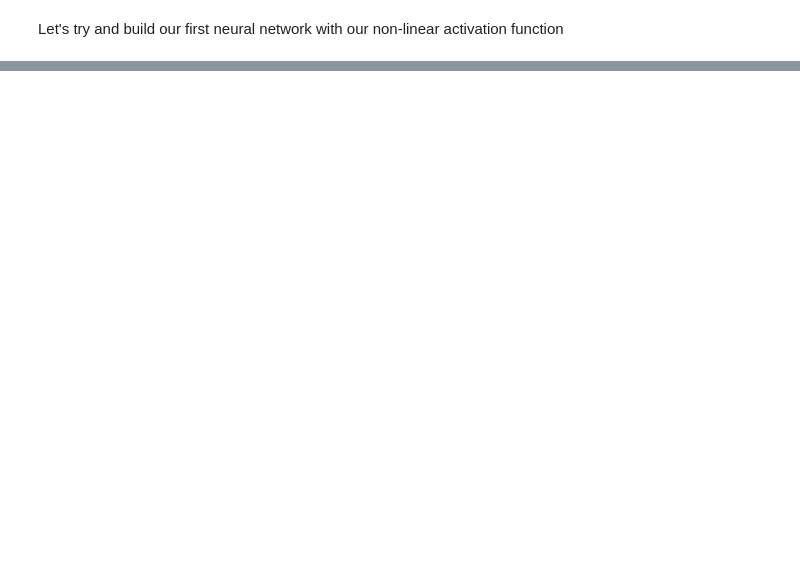
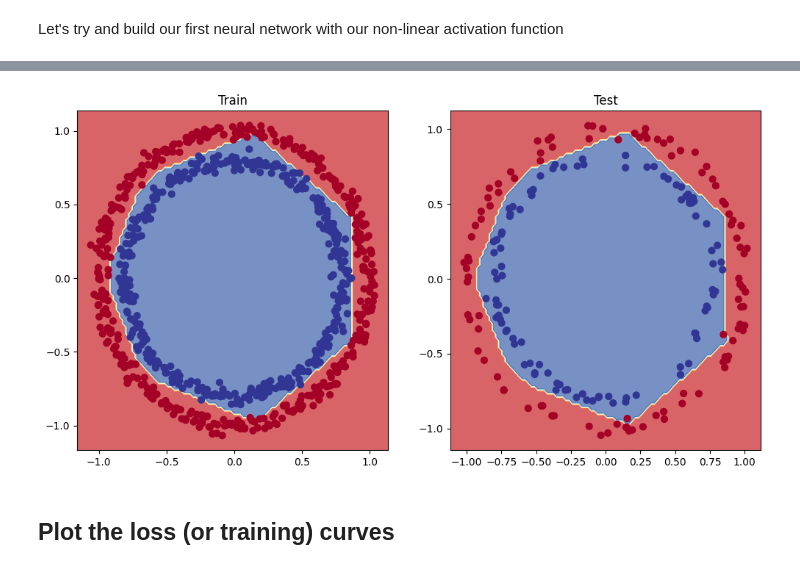
Before and after one commit to LivingstonTardzenyuy/Deep-Learning-with-TensorFlow, a Jupyter notebook: 02_neural_network_classification_in_tensorflow.ipynb, the cells around one changed output, grey strips where cells are left out. Drawn from its saved outputs; the diff is of its cells as text; code cells hidden in the pictures; blank space fills up the shorter version.

```diff
--- a/02_neural_network_classification_in_tensorflow.ipynb
+++ b/02_neural_network_classification_in_tensorflow.ipynb
@@ -390,0 +505,8 @@ Epoch 100/100
+# %%
+# Split our data into train and test sets.
+
+X_train, y_train = X[:800], y[:800]
+
+X_test, y_test = X[800:], y[800:]
+
+X_train.shape, X_test.shape, y_train.shape, y_test.shape
@@ -390,0 +515,21 @@ Epoch 100/100
+# %%
+# Let's create a model to train on the training data and evaluate on the test data.
+
+# Set the random seed
+tf.random.set_seed(42)
+
+model_final = tf.keras.Sequential([
+    tf.keras.layers.Dense(4, activation='relu'),
+    tf.keras.layers.Dense(4, activation='relu'),
+    tf.keras.layers.Dense(1, activation='sigmoid')
+])
+
+# 2. Compile model.
+model_final.compile(
+    loss = tf.keras.losses.binary_crossentropy,
+    optimizer = tf.keras.optimizers.Adam(learning_rate = 0.01),
+    metrics = ['accuracy']
+)
+
+# 3. Fit our model.
+history = model_final.fit(X_train, y_train, epochs=25)
@@ -390,0 +560,10 @@ Epoch 100/100
+# %%
+# Plot our decision boundary for training and test set.
+plt.figure(figsize=(12, 6))
+plt.subplot(1,2,1)
+plt.title("Train")
+plot_decision_boundary(model_final, X=X_train, y=y_train)
+plt.subplot(1,2,2)
+plt.title("Test")
+plot_decision_boundary(model_final, X=X_test, y=y_test)
+# %% [output]
@@ -390,0 +574,3 @@ Epoch 100/100
+[figure, added]
+# %% [markdown]
+## Plot the loss (or training) curves
```
Also changed, not shown: parts of 40 cells of this notebook.
